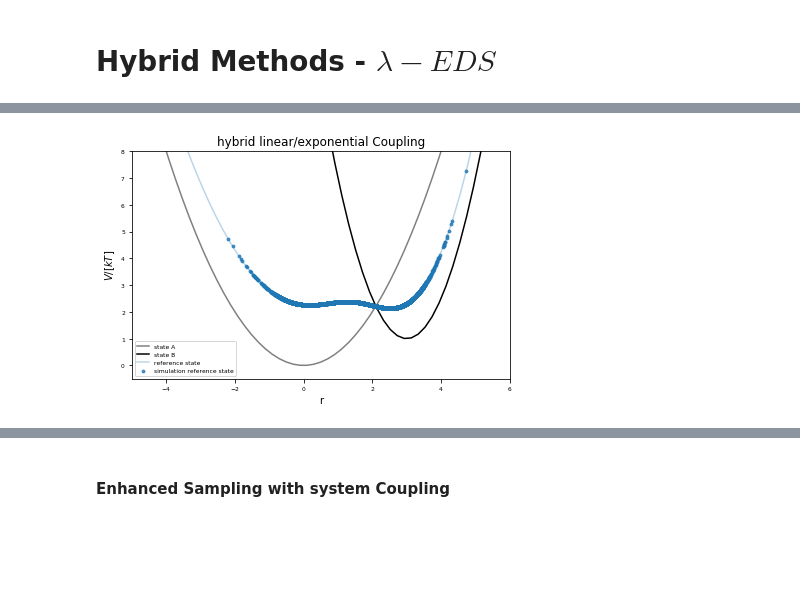
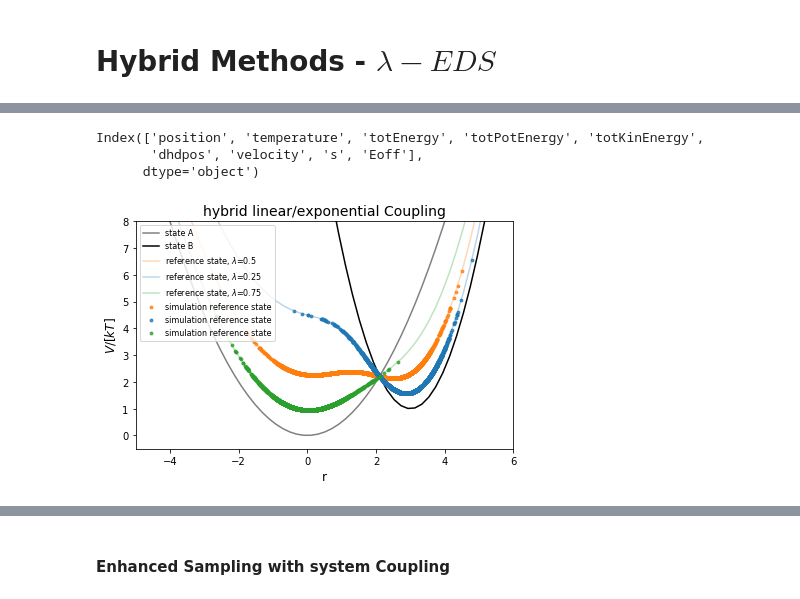
Before and after one commit to rinikerlab/Ensembler, a Jupyter notebook: examples/FreeEnergyCalculationSimulation.ipynb, the cells around one changed output, grey strips where cells are left out. Cells and saved outputs as stored; diff of their text form; code cells hidden in the pictures; blank space fills up the shorter version.

```diff
--- a/examples/FreeEnergyCalculationSimulation.ipynb
+++ b/examples/FreeEnergyCalculationSimulation.ipynb
@@ -208,11 +208,11 @@ steps = simulation_steps_total_per_approach//2
 equilibration_steps = 100
 
 ##Build Systems
-integrator = metropolisMonteCarloIntegrator(randomnessIncreaseFactor=rand)
-integrator2 = metropolisMonteCarloIntegrator(randomnessIncreaseFactor=rand)
+sampler = metropolisMonteCarloIntegrator(randomnessIncreaseFactor=rand)
+sampler2 = metropolisMonteCarloIntegrator(randomnessIncreaseFactor=rand)
 
-system1 = system(potential=h1, integrator=integrator)
-system2 = system(potential=h2, integrator=integrator2)
+system1 = system(potential=h1, sampler=sampler)
+system2 = system(potential=h2, sampler=sampler2)
 
 ##Simulate:
 system1.simulate(steps, withdrawTraj=True, initSystem=True)
@@ -349,7 +348,7 @@ steps = simulation_steps_total_per_approach//lambda_points
 equilibration_steps = 30
 
 integrator = metropolisMonteCarloIntegrator(randomnessIncreaseFactor=rand)
-perturbed_system = perturbedSystem(potential=V_perturbed, integrator=integrator)
+perturbed_system = perturbedSystem(potential=V_perturbed, sampler=integrator)
 
 system_trajs = {}
 for lam in lambda_windows:
@@ -668,44 +682,78 @@ steps = simulation_steps_total_per_approach
 equilibration_steps = 100
 
 integrator = metropolisMonteCarloIntegrator(randomnessIncreaseFactor=rand)
-hleds_system = edsSystem(potential=V_hleds, integrator=integrator, eds_Eoff=Eoff)
+hleds_system = edsSystem(potential=V_hleds, sampler=integrator, eds_Eoff=Eoff)
+
 hleds_simulation_trajs = []
 good_s_value = 0.3
 hleds_system.set_s(good_s_value)
+hleds_system.potential.lam = 0.5
 hleds_system.simulate(steps, withdrawTraj=True, initSystem=True)
 hleds_simulation_traj = hleds_system.getTrajectory()
+
+hleds_system.potential.lam = 0.25
+hleds_system.simulate(steps, withdrawTraj=True, initSystem=True)
+hleds_simulation_traj2 = hleds_system.getTrajectory()
+
+
+hleds_system.potential.lam = 0.75
+hleds_system.simulate(steps, withdrawTraj=True, initSystem=True)
+hleds_simulation_traj3 = hleds_system.getTrajectory()
+# %%
+hleds_simulation_traj3.columns
+# %% [output]
+Index(['position', 'temperature', 'totEnergy', 'totPotEnergy', 'totKinEnergy',
+       'dhdpos', 'velocity', 's', 'Eoff'],
+      dtype='object')
 # %%
 from ensembler import visualisation
 
 traj = hleds_simulation_traj.iloc[equilibration_steps:]
+traj2 = hleds_simulation_traj2.iloc[equilibration_steps:]
+traj3 = hleds_simulation_traj3.iloc[equilibration_steps:]
+
 positions = np.linspace(-10,10, 100)
 h1_ene = h1.ene(positions)
 h2_ene = h2.ene(positions)
 V_hleds.s = traj.s[equilibration_steps]
+
+V_hleds.lam = 0.5
 eds_ene = V_hleds.ene(positions)
+V_hleds.lam = 0.25
+eds_ene1 = V_hleds.ene(positions)
+V_hleds.lam = 0.75
+eds_ene2 = V_hleds.ene(positions)
 
 traj_pos = list(traj.position)
 traj_ene = list(traj.totPotEnergy)
+traj_pos2 = list(traj2.position)
+traj_ene2 = list(traj2.totPotEnergy)
+traj_pos3 = list(traj3.position)
+traj_ene3 = list(traj3.totPotEnergy)
 
 fig, ax = plt.subplots(ncols=1, figsize=visualisation.figsize_doubleColumn)
 ax = list([ax])
 ax[0].plot(positions, h1_ene, c="grey", label="state A", zorder=-10,)
 ax[0].plot(positions, h2_ene, c="black", label="state B", zorder=-10)
-ax[0].plot(positions, eds_ene, c="C0", label="reference state", zorder=-10,alpha=0.3)
+ax[0].plot(positions, eds_ene, c="C1", label="reference state, $\lambda$=0.5", zorder=-10,alpha=0.3)
+ax[0].plot(positions, eds_ene1, c="C0", label="reference state, $\lambda$=0.25", zorder=-10,alpha=0.3)
+ax[0].plot(positions, eds_ene2, c="C2", label="reference state, $\lambda$=0.75", zorder=-10,alpha=0.3)
 
-ax[0].scatter(traj_pos, traj_ene, c="C0",alpha=0.8, label="simulation reference state",s=8)
+ax[0].scatter(traj_pos, traj_ene, c="C1",alpha=0.8, label="simulation reference state",s=8)
+ax[0].scatter(traj_pos2, traj_ene2, c="C0",alpha=0.8, label="simulation reference state",s=8)
+ax[0].scatter(traj_pos3, traj_ene3, c="C2",alpha=0.8, label="simulation reference state",s=8)
 
 ax[0].set_ylim([-0.5,8])
 ax[0].set_xlim([-5,6])
 ax[0].set_xlabel("r")
 ax[0].set_ylabel("$V/[kT]$")
 
 ax[0].legend()
 ax[0].set_title("hybrid linear/exponential Coupling")
 
 fig.savefig("hlEDS_sampling.png")
 # %% [output]
-[figure, old version]
+[figure, new version]
 # %%
 rew_zwanz = threeStateZwanzigReweighting(kT=True)
 zwanz = zwanzigEquation(kT=True)
```
Also changed, not shown: parts of 32 cells of this notebook, 22 other files.
